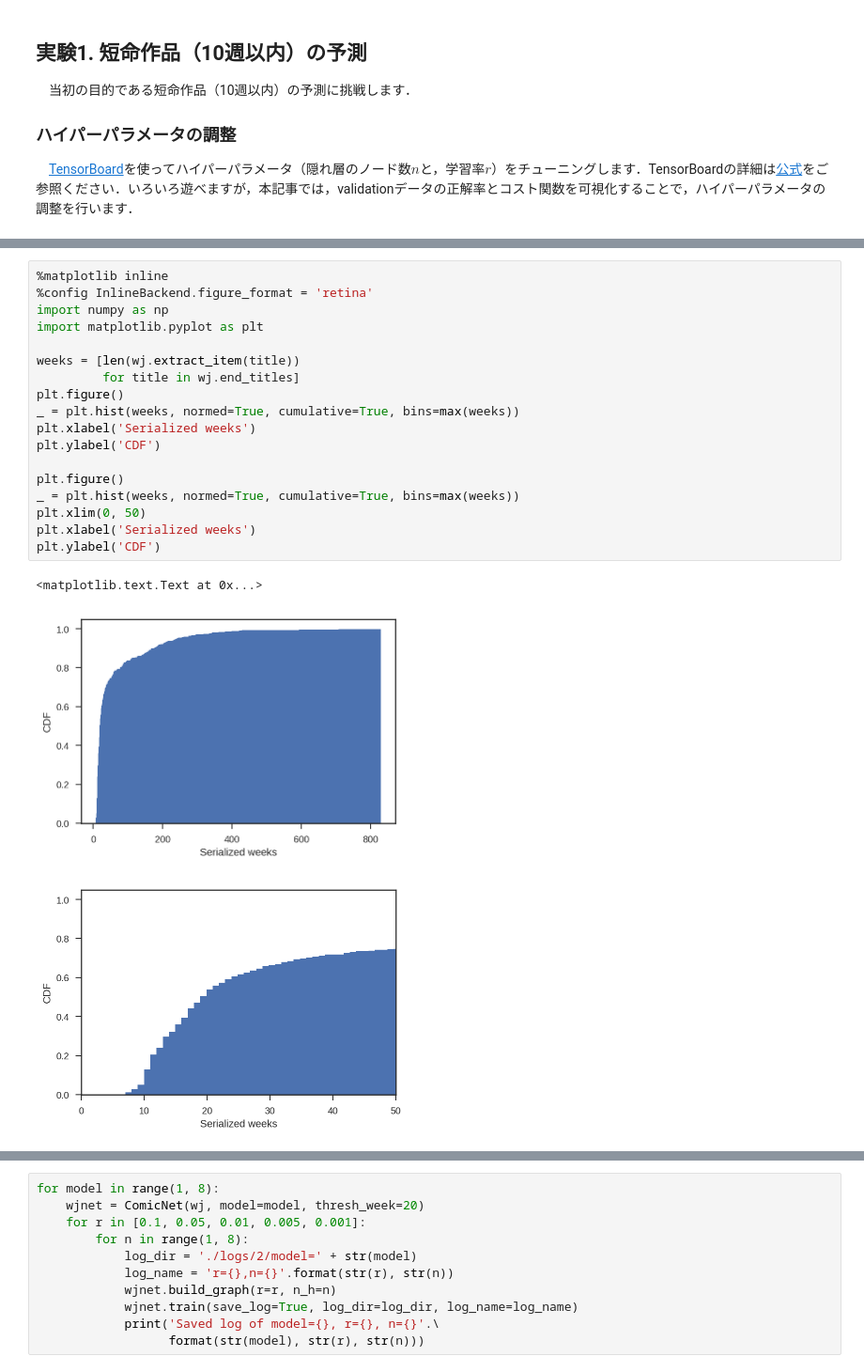
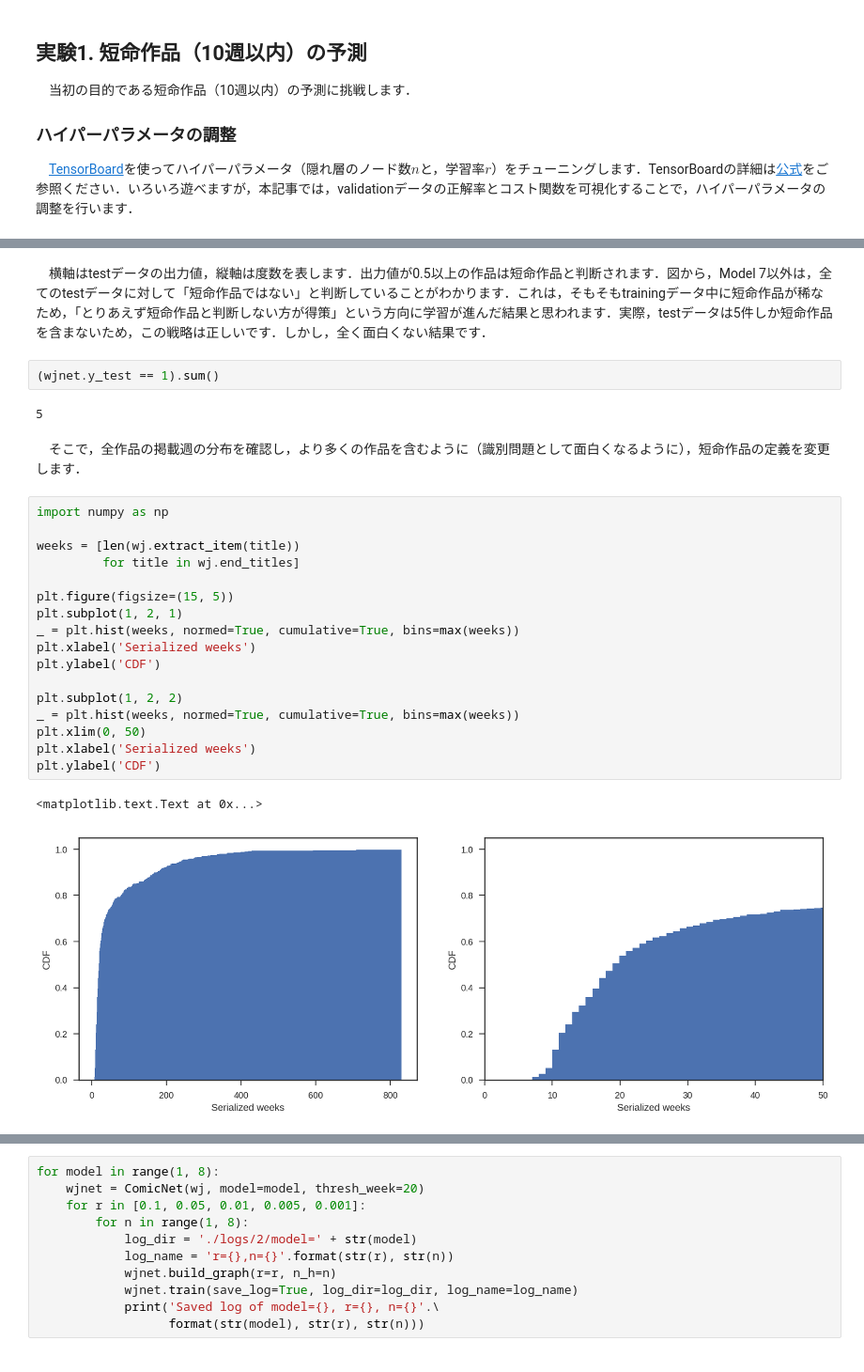
Before and after one commit to haltaro/predicting-comic-end, a Jupyter notebook: 2_train_and_test_neural_network_j.ipynb, the cells around one changed output, grey strips where cells are left out. Shown at 94% size. Saved outputs shown, nothing was run; the diff lists cells and outputs as text.

```diff
--- a/2_train_and_test_neural_network_j.ipynb
+++ b/2_train_and_test_neural_network_j.ipynb
@@ -338,22 +387,28 @@ Trained ./model3_thesh10
+# %% [markdown]
+　横軸はtestデータの出力値，縦軸は度数を表します．出力値が0.5以上の作品は短命作品と判断されます．図から，Model 7以外は，全てのtestデータに対して「短命作品ではない」と判断していることがわかります．これは，そもそもtrainingデータ中に短命作品が稀なため，「とりあえず短命作品と判断しない方が得策」という方向に学習が進んだ結果と思われます．実際，testデータは5件しか短命作品を含まないため，この戦略は正しいです．しかし，全く面白くない結果です．
+# %%
+(wjnet.y_test == 1).sum()
+# %% [output]
+5
+# %% [markdown]
+　そこで，全作品の掲載週の分布を確認し，より多くの作品を含むように（識別問題として面白くなるように），短命作品の定義を変更します．
 # %%
-%matplotlib inline
-%config InlineBackend.figure_format = 'retina'
 import numpy as np
-import matplotlib.pyplot as plt
 
 weeks = [len(wj.extract_item(title))
          for title in wj.end_titles]
-plt.figure()
+
+plt.figure(figsize=(15, 5))
+plt.subplot(1, 2, 1)
 _ = plt.hist(weeks, normed=True, cumulative=True, bins=max(weeks))
 plt.xlabel('Serialized weeks')
 plt.ylabel('CDF')
 
-plt.figure()
+plt.subplot(1, 2, 2)
 _ = plt.hist(weeks, normed=True, cumulative=True, bins=max(weeks))
 plt.xlim(0, 50)
 plt.xlabel('Serialized weeks')
 plt.ylabel('CDF')
 # %% [output]
 <matplotlib.text.Text at 0x...>
-[figure, old version]
+[figure, new version]
-[figure, removed]
```
Also changed, not shown: parts of 12 cells of this notebook, 10 other files.
